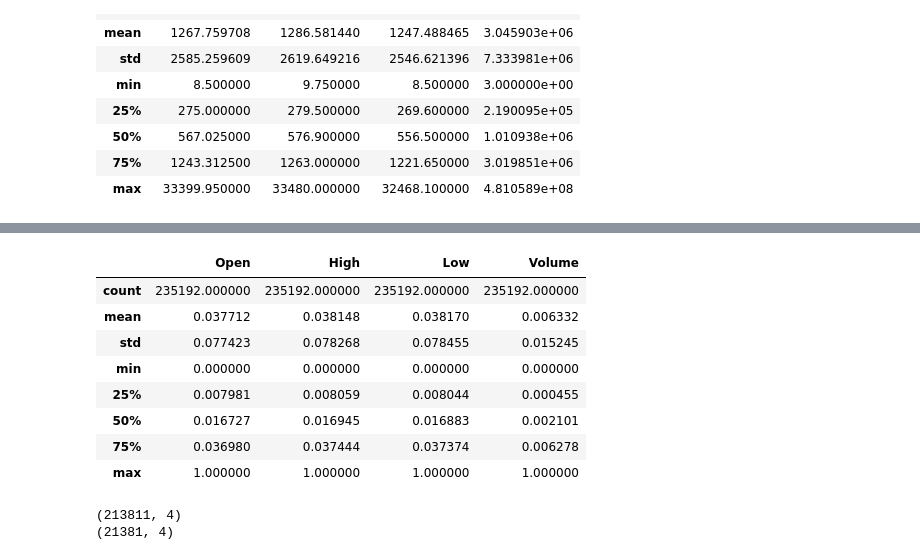
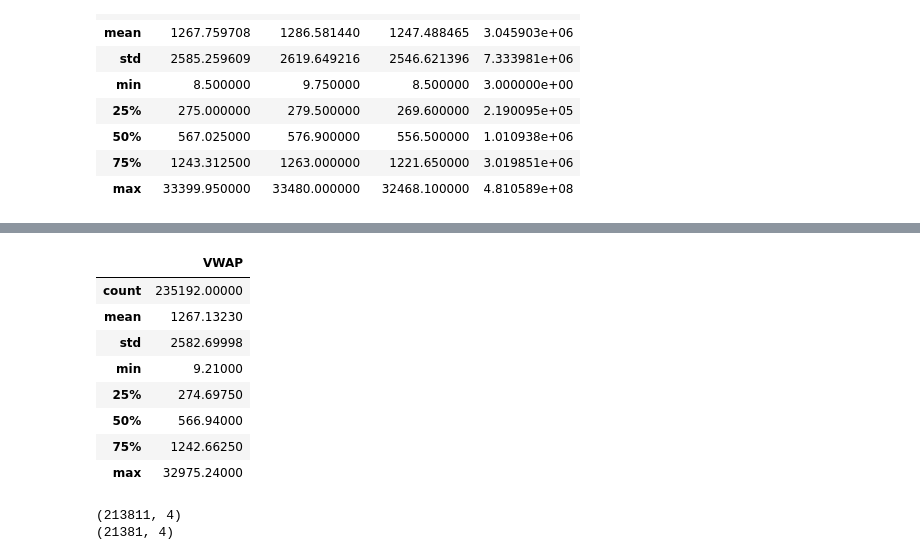
Before and after one commit to Sharanabasava-Bennur/Data-Analyst-portfolio, a Jupyter notebook: Machine Learning/Stock Prediction.ipynb, the cells around one changed output, grey strips where cells are left out. Drawn from its saved outputs; the diff is of its cells as text; code cells hidden in the pictures.

```diff
--- a/Machine Learning/Stock Prediction.ipynb
+++ b/Machine Learning/Stock Prediction.ipynb
@@ -97,15 +84,15 @@ feature_transform.head()
 # %%
-feature_transform[features].describe()
+output_var.describe()
 # %% [output]
-|  | Open | High | Low | Volume |
-| count | 235192.000000 | 235192.000000 | 235192.000000 | 235192.000000 |
-| mean | 0.037712 | 0.038148 | 0.038170 | 0.006332 |
-| std | 0.077423 | 0.078268 | 0.078455 | 0.015245 |
-| min | 0.000000 | 0.000000 | 0.000000 | 0.000000 |
-| 25% | 0.007981 | 0.008059 | 0.008044 | 0.000455 |
-| 50% | 0.016727 | 0.016945 | 0.016883 | 0.002101 |
-| 75% | 0.036980 | 0.037444 | 0.037374 | 0.006278 |
-| max | 1.000000 | 1.000000 | 1.000000 | 1.000000 |
+|  | VWAP |
+| count | 235192.00000 |
+| mean | 1267.13230 |
+| std | 2582.69998 |
+| min | 9.21000 |
+| 25% | 274.69750 |
+| 50% | 566.94000 |
+| 75% | 1242.66250 |
+| max | 32975.24000 |
 # %%
 from sklearn.model_selection import TimeSeriesSplit
 timesplit= TimeSeriesSplit(n_splits=10) # 90-10%
```
Also changed, not shown: parts of 11 cells of this notebook.
